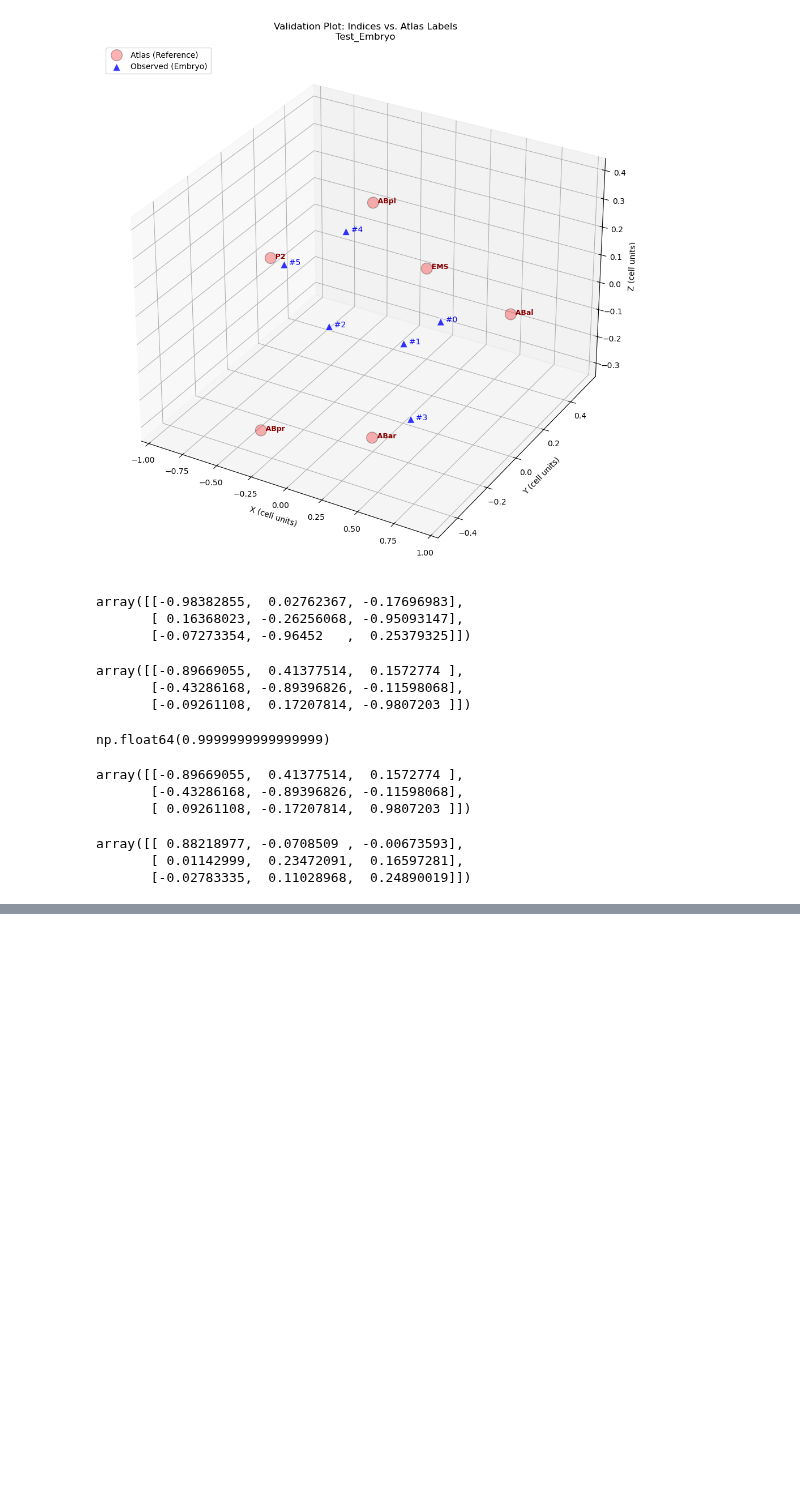
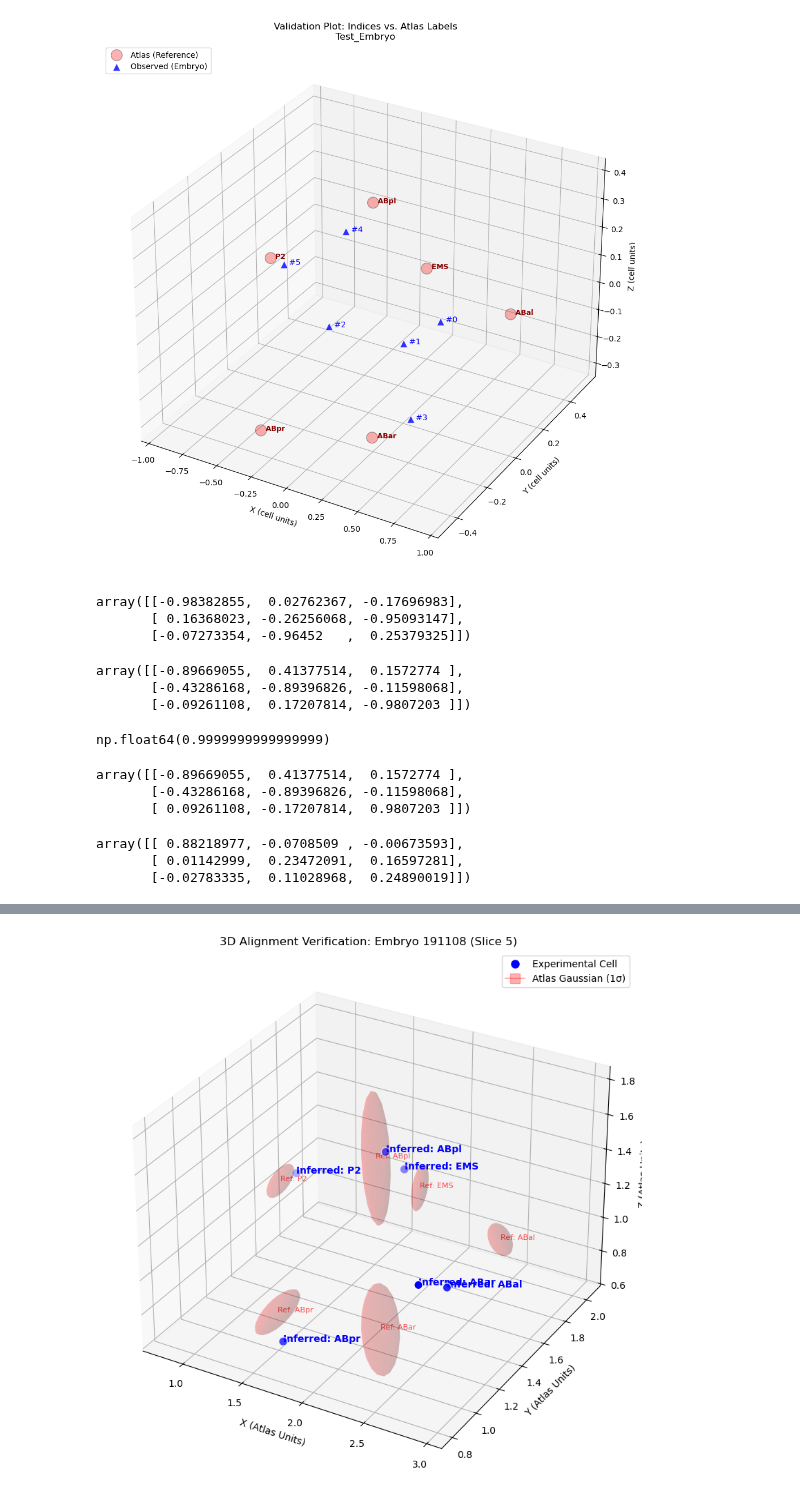
Before and after one commit to mtran3357/EmbAlign, a Jupyter notebook: notebooks/01_test_models.ipynb, the cells around one changed output, grey strips where cells are left out. Drawn from its saved outputs; the diff is of its cells as text; code cells hidden in the pictures; blank space fills up the shorter version.

```diff
--- a/notebooks/01_test_models.ipynb
+++ b/notebooks/01_test_models.ipynb
@@ -320,0 +726,69 @@ array([[ 0.88218977, -0.0708509 , -0.00673593],
+# %%
+import pandas as pd
+import numpy as np
+import matplotlib.pyplot as plt
+from mpl_toolkits.mplot3d import Axes3D
+
+def draw_ellipsoid(ax, center, cov, label, color='r', alpha=0.1):
+    """Calculates and plots a 1-sigma ellipsoid surface."""
+    # 1. Get eigenvalues and eigenvectors
+    U, s, Rotation = np.linalg.svd(cov)
+    radii = np.sqrt(s) # 1-standard deviation lengths
+
+    # 2. Generate sphere surface points
+    u = np.linspace(0.0, 2.0 * np.pi, 20)
+    v = np.linspace(0.0, np.pi, 20)
+    x = np.outer(np.cos(u), np.sin(v))
+    y = np.outer(np.sin(u), np.sin(v))
+    z = np.outer(np.ones_like(u), np.cos(v))
+
+    # 3. Transform sphere to ellipsoid
+    # Scale, Rotate, and Translate
+    ellipsoid = np.stack([x, y, z], axis=-1) @ np.diag(radii) @ Rotation.T + center
+
+    # 4. Plot surface
+    ax.plot_surface(ellipsoid[:,:,0], ellipsoid[:,:,1], ellipsoid[:,:,2],
+                    color=color, alpha=alpha, linewidth=0)
+
+# --- Plotting Block ---
+fig = plt.figure(figsize=(12, 10))
+ax = fig.add_subplot(111, projection='3d')
+
+# 1. Get the reference frame used by the engine for this winner
+target_labels = slices.id_to_labels[result['slice_id']]
+ref_frame = ReferenceFrame(target_labels, atlas)
+
+# 2. Plot Atlas Gaussians (Ellipsoids + Means)
+for i, label in enumerate(ref_frame.labels):
+    # Use centered means and the stored covariance matrices
+    mu = ref_frame.means[i]
+    cov = ref_frame.covs[i]
+
+    # Draw 1-sigma ellipsoid
+    draw_ellipsoid(ax, mu, cov, label, color='red', alpha=0.15)
+
+    # Label the atlas cell type
+    ax.text(mu[0], mu[1], mu[2], f"Ref: {label}", color='red', fontsize=8, alpha=0.7)
+
+# 3. Plot Aligned Embryo Data
+coords = result['coords']
+inf_labels = result['labels']
+ax.scatter(coords[:, 0], coords[:, 1], coords[:, 2], c='blue', s=80, label='Aligned Embryo', edgecolors='white')
+
+# Label the inferred cell types
+for i, txt in enumerate(inf_labels):
+    ax.text(coords[i, 0], coords[i, 1], coords[i, 2], f"Inferred: {txt}", color='blue', fontweight='bold')
+
+ax.set_title(f"3D Alignment Verification: Embryo 191108 (Slice {result['slice_id']})")
+ax.set_xlabel('X (Atlas Units)')
+ax.set_ylabel('Y (Atlas Units)')
+ax.set_zlabel('Z (Atlas Units)')
+# Custom legend for clarity
+from matplotlib.lines import Line2D
+legend_elements = [Line2D([0], [0], marker='o', color='w', label='Experimental Cell', markerfacecolor='blue', markersize=10),
+                   Line2D([0], [0], marker='s', color='red', label='Atlas Gaussian (1σ)', markersize=10, alpha=0.3)]
+ax.legend(handles=legend_elements)
+
+plt.show()
+# %% [output]
+[figure, added]
```
Also changed, not shown: parts of 28 cells of this notebook, 5 other files.
